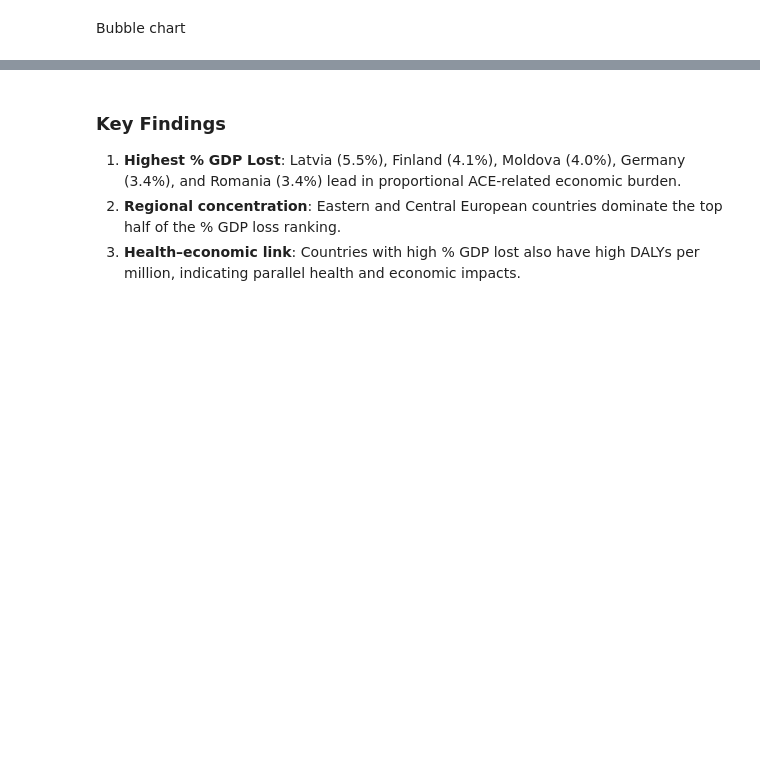
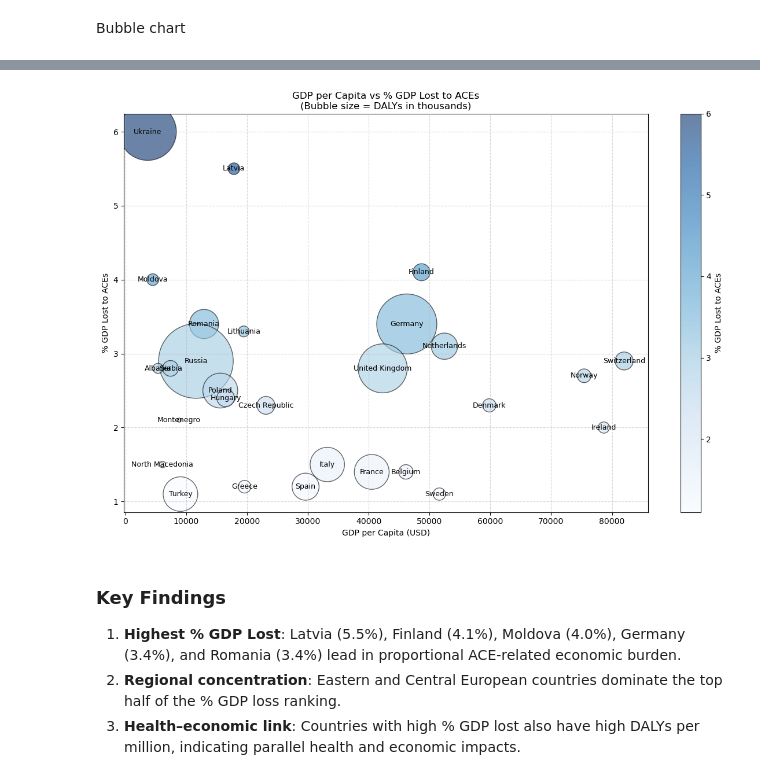
Before and after one commit to Nash-254/ACE-Insight, a Jupyter notebook: notebooks/ACE_Impact_notebook.ipynb, the cells around one changed output, grey strips where cells are left out. Drawn from its saved outputs; the diff is of its cells as text; code cells hidden in the pictures; blank space fills up the shorter version.

```diff
--- a/notebooks/ACE_Impact_notebook.ipynb
+++ b/notebooks/ACE_Impact_notebook.ipynb
@@ -230,10 +230,10 @@ SELECT
     country,
     gdp_per_capita_usd,
     percent_gdp,
-    (ace_dalys_thousands * 1000) / (population_millions * 1e6) AS dalys_per_million
-FROM country_costs
+    ace_dalys_thousands
+FROM ace_impact.country_costs
 ORDER BY percent_gdp DESC;
 """
-df = pd.read_sql(query, engine)
+df = pd.read_sql(cost_query, engine)
 print(df.to_string(index=False))
 # %% [output]
@@ -257,64 +257,41 @@ Suicidal/self-harm   Male                >=3 6.59              4.30
 # %% [markdown]
 Bubble chart
 # %%
+# ...existing code...
 
-df["bubble_size"] = df["dalys_per_million"] * 5
+# Bubble chart for GDP loss and DALYs
+import matplotlib.pyplot as plt
 
+# If DALYs are in thousands, convert to per million for bubble size if needed
+if 'ace_dalys_thousands' in df.columns:
+    df['bubble_size'] = df['ace_dalys_thousands'] * 2  # adjust multiplier for visual effect
 
-fig, axes = plt.subplots(1, 2, figsize=(18, 10), gridspec_kw={'width_ratios': [1, 2]})
-
-# Country and % Table
-table_data = df[["country", "percent_gdp"]].copy()
-table_data.columns = ["Country", "ACE Costs (%) of GDP)"]
-table_data["ACE Costs (%) of GDP)"] = table_data["ACE Costs (%) of GDP)"].map("{:.1f}%".format)
-
-axes[0].axis('off')
-table = axes[0].table(
-    cellText=table_data.values,
-    colLabels=table_data.columns,
-    cellLoc='center',
-    loc='center'
-)
-table.auto_set_font_size(False)
-table.set_fontsize(10)
-table.scale(1, 1.5)
-axes[0].set_title("ACE Costs as % of GDP", fontsize=14, fontweight='bold')
-
-# Bubble Chart
-sns.regplot(
-    data=df,
-    x="gdp_per_capita_usd",
-    y="percent_gdp",
-    scatter=False,
-    color="gray",
-    line_kws={"linestyle": "--"},
-    ax=axes[1]
+plt.figure(figsize=(12, 8))
+scatter = plt.scatter(
+    df['gdp_per_capita_usd'],
+    df['percent_gdp'],
+    s=df['bubble_size'],
+    alpha=0.6,
+    c=df['percent_gdp'],
+    cmap='Blues',
+    edgecolors='black'
 )
 
-sns.scatterplot(
-    data=df,
-    x="gdp_per_capita_usd",
-    y="percent_gdp",
-    size="bubble_size",
-    sizes=(50, 1500),
-    alpha=0.6,
-    edgecolor="black",
-    color="skyblue",
-    ax=axes[1]
-)
+for i, row in df.iterrows():
+    plt.text(
+        row['gdp_per_capita_usd'],
+        row['percent_gdp'],
+        row['country'],
+        fontsize=9,
+        ha='center',
+        va='center'
+    )
 
-# Labels
-texts = []
-for i, row in df.iterrows():
-    texts.append(axes[1].text(row["gdp_per_capita_usd"], row["percent_gdp"], row["country"], fontsize=9))
-adjust_text(texts, ax=axes[1], arrowprops=dict(arrowstyle="->", color='gray', lw=0.5))
-
-axes[1].set_title("GDP per Capita vs % GDP Lost to ACEs\n(Bubble size = DALYs per Million)", fontsize=14, fontweight='bold')
-axes[1].set_xlabel("GDP per Capita (USD)")
-axes[1].set_ylabel("% GDP Lost to ACEs")
-axes[1].grid(True, linestyle="--", alpha=0.5)
-
+plt.xlabel('GDP per Capita (USD)')
+plt.ylabel('% GDP Lost to ACEs')
+plt.title('GDP per Capita vs % GDP Lost to ACEs\n(Bubble size = DALYs in thousands)')
+plt.grid(True, linestyle='--', alpha=0.5)
+plt.colorbar(scatter, label='% GDP Lost to ACEs')
 plt.tight_layout()
 plt.show()
-print("Findings should not be assumed as comparable between countries and are affected by the characteristics of contributing studies: refer to appendix p 2 of the report.")
 # %% [output]
@@ -322,3 +298,4 @@ KeyError: 'dalys_per_million'
+[figure, added]
 # %% [markdown]
 ### Key Findings
 1. **Highest % GDP Lost**: Latvia (5.5%), Finland (4.1%), Moldova (4.0%), Germany (3.4%), and Romania (3.4%) lead in proportional ACE-related economic burden.
```
Also changed, not shown: parts of 3 cells of this notebook, 3 other files.
